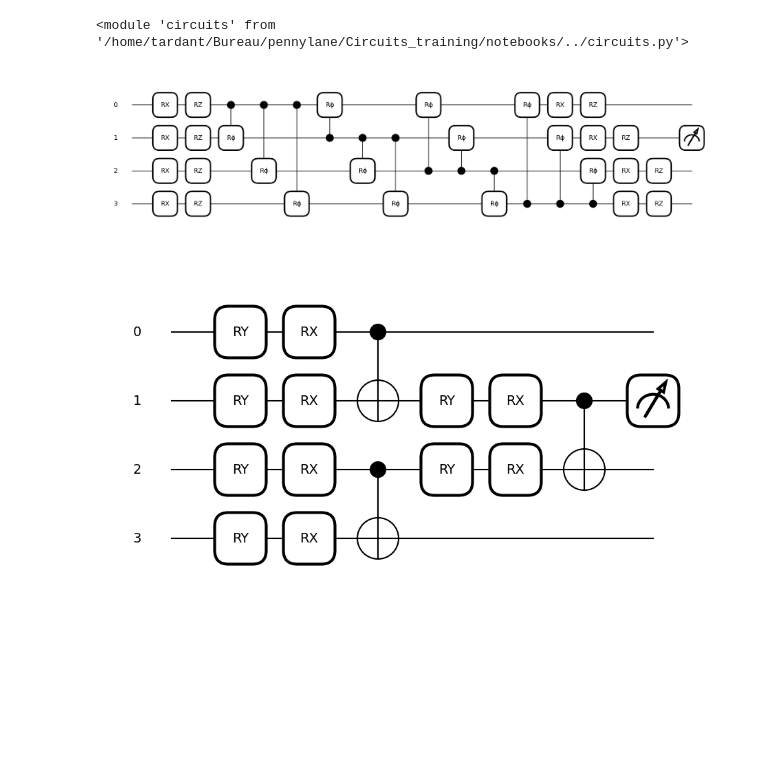
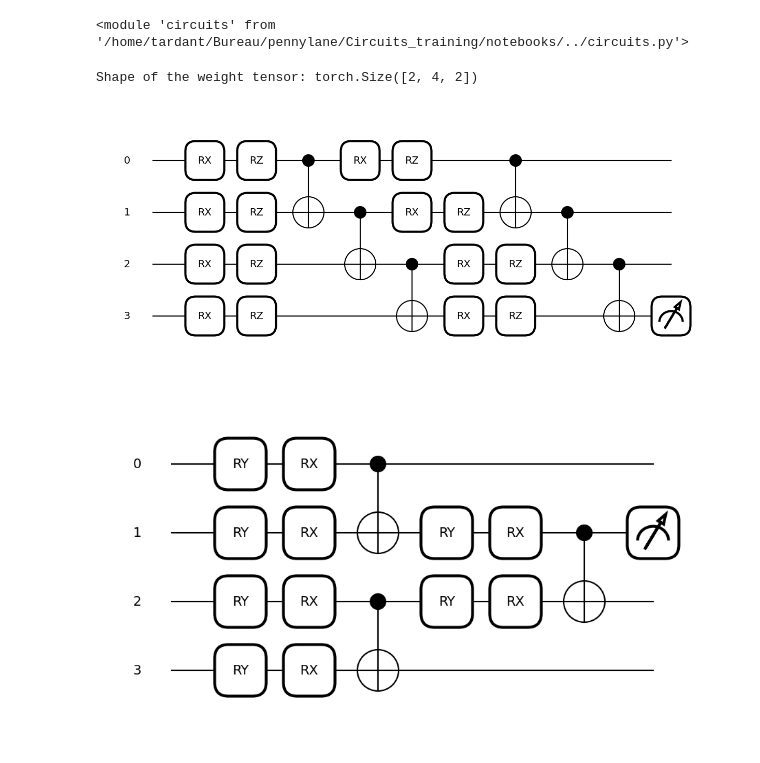
Before and after one commit to TiboADT/QML-Fourier-training, a Jupyter notebook: notebooks/building_circuits.ipynb, the cells around one changed output. Saved outputs shown, nothing was run; the diff lists cells and outputs as text; code cells hidden in the pictures; blank space fills up the shorter version.

```diff
--- a/notebooks/building_circuits.ipynb
+++ b/notebooks/building_circuits.ipynb
@@ -18,37 +18,37 @@ reload(circuits)
 # %%
 n_qubits = 4
 
 dev = qp.device("default.qubit", wires=n_qubits)
 
-num = 5
+num = 2
 
 circuit_to_call = circuits.circuit_set(num=num)  # choose the circuit to call
 
 @qp.qnode(dev, interface="torch")
 def circuit_set(weights):
 
     circuit_to_call(weights, wires =list(range(n_qubits)))
 
-    return qp.expval(qp.PauliZ(wires=1))
+    return qp.expval(qp.PauliZ(wires=3))
 
-layers = 1  # number of layers in the circuit
+layers = 2  # number of layers in the circuit
 
-r = 1  # number of times the encoding gets repeated (here equal to the number of layers)
-
-shape = circuits.weight_tensor_shape(num, layers, n_qubits)  # get the shape of the weight tensor for the chosen circuit
+shape = circuits.weight_tensor_shape(num, n_qubits, layers)  # get the shape of the weight tensor for the chosen circuit
 
 weights = (
     2 * np.pi * torch.rand(shape, dtype=torch.float32, requires_grad=True)
 )  # some random initial weights
 
 x = np.linspace(-6, 6, 70, requires_grad=False)
 x = torch.tensor(x, dtype=torch.float32, requires_grad=False)
+print(f"Shape of the weight tensor: {weights.shape}")
 random_quantum_model_y = circuit_set(weights)
 
 qp.draw_mpl(circuit_set, level="device")(weights)
 plt.show()
 # %% [output]
+Shape of the weight tensor: torch.Size([2, 4, 2])
-[figure, old version]
+[figure, new version]
 # %%
 n_qubits = 4
 
```
Also changed, not shown: 3 other files.
